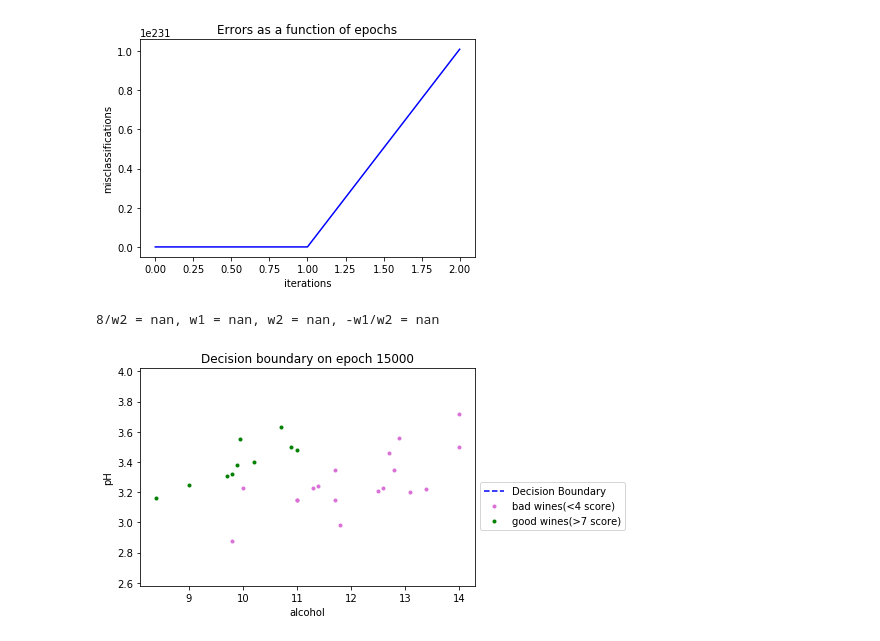
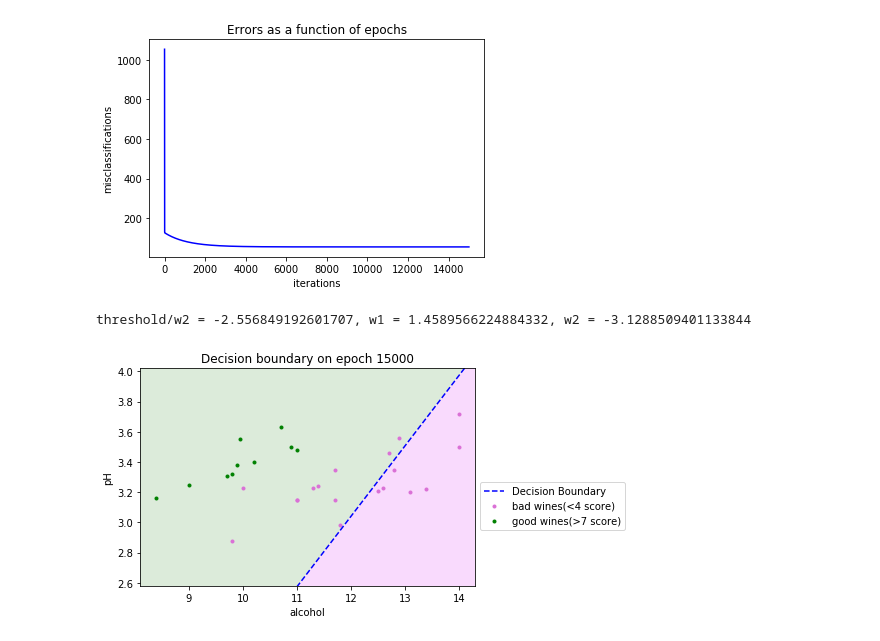
Before and after one commit to tsergien/sommelier, a Jupyter notebook: perceptron.ipynb, the cells around one changed output. Cells and saved outputs as stored; diff of their text form; code cells hidden in the pictures.

Commit message:
filling right colors

```diff
--- a/perceptron.ipynb
+++ b/perceptron.ipynb
@@ -76,7 +78,6 @@ class Perceptron(object):
         return
 
     def error(self, y: list, d: list) -> int:
-#         print(f'd-y = {d-y}')
         return sum(abs(d-y))
 
     def do_step(self, x, y, d):
@@ -125,14 +126,13 @@ def plot_performance(performance, wine_data, good_thresh, bad_thresh, factors: l
 
     w1 = performance[epoch][2][0]
     w2 = performance[epoch][2][1]
-    print(f'8/w2 = {8/w2}, w1 = {w1}, w2 = {w2}, -w1/w2 = {-w1/w2}') # x1w1 + x2w2 = 8 -> f2 =(8- x1 w1)/ w2
+    assert w2 != 0, "w2 = 0"
+    print(f'threshold/w2 = {good_thresh/w2}, w1 = {w1}, w2 = {w2}') # x1w1 + x2w2 = 8 -> f2 =(8- x1 w1)/ w2
     f1 = [i for i in range(100)]
-    f2 = [ (8 - w1 * f1[j]) / w2 for j in range(len(f1))]
+    f2 = [ (good_thresh - w1 * f1[j]) / w2 for j in range(len(f1))]
     plt.figure(2)
     plt.xlim(min(wine_data[factors[0]].values)-0.3, max(wine_data[factors[0]].values)+0.3)
     plt.ylim(min(wine_data[factors[1]].values)-0.3, max(wine_data[factors[1]].values)+0.3)
-    plt.fill_between(f1, f2, 100, facecolor=(0.862, 0.921, 0.854)) # green
-    plt.fill_between(f1, f2, 0, facecolor=(0.976, 0.854, 0.992)) # pink
     plt.plot(f1, f2, linestyle='--', color='b', label='Decision Boundary')
 
     goods = wine_data[wine_data['quality'] >= good_thresh]
@@ -142,6 +142,19 @@ def plot_performance(performance, wine_data, good_thresh, bad_thresh, factors: l
     xb = bads[factors[0]].values
     yb = bads[factors[1]].values
 
+
+    # count good dots and define how to fill the field
+    right_color, left_color = (0.976, 0.854, 0.992), (0.866, 0.921, 0.854)
+    righter = 0
+    for xi, yi in zip(xg, yg):
+        if (good_thresh - w1 * xi) / w2 < yi:
+            righter += 1
+    if righter > len(xg) / 2:
+        right_color, left_color = (0.866, 0.921, 0.854), (0.976, 0.854, 0.992)
+
+
+    plt.fill_between(f1, f2, 100, facecolor=left_color)
+    plt.fill_between(f1, f2, 0, facecolor=right_color)
     plt.scatter(xg, yg, marker='.', c='orchid', label=f'bad wines(<{bad_thresh+1} score)')
     plt.scatter(xb, yb, marker='.', c='green', label=f'good wines(>{good_thresh-1} score)')
     plt.title(f'Decision boundary on epoch {epoch}')
@@ -152,7 +165,7 @@ def plot_performance(performance, wine_data, good_thresh, bad_thresh, factors: l
 
 
 def prepare_data_and_train(wine_data: pd.DataFrame, factors: list, wines_threshs: list, epochs: int):
-    learning_rate = 10
+    learning_rate = 0.35
     threshold = 8
     perceptron = Perceptron(threshold, learning_rate, epochs)
     part = wine_data[wine_data.quality.isin(wines_threshs)]
@@ -182,7 +198,7 @@ prepare_data_and_train(red_df, ['alcohol', 'pH'], [3, 8], 10000)
 # Have an option to perform either online learning or batch learning
 class Adaline(object):
 
-    def __init__(self, threshold, learning_rate =0.01, epochs=0):
+    def __init__(self, threshold, learning_rate=0.01, epochs=0):
         self.learning_rate = learning_rate
         self.epochs = epochs
         self.res = []
@@ -200,7 +216,8 @@ class Adaline(object):
         for row in range(len(x)):
             y[row] = dot(x[row], self.w)
             for col in range(len(x[row])):
-                self.w[col] += self.learning_rate * (d[row] - y[row]) * x[row][col]
+                update = self.learning_rate * (d[row] - y[row]) * x[row][col]
+                self.w[col] += update
         self.current_epoch +=1
         self.res.append([self.current_epoch, self.error(y, d), self.w, y])
         return
@@ -211,35 +228,35 @@ class Adaline(object):
         x - received data (matrix, row - one specific wine)
         d - desired output
         """
         assert (len(x) == len(d)), "x should have the same amount of rows as d"
         self.w = [random.random() for i in range(len(x[0]))]
-        y = [10*random.random() for _ in range(len(x))]
+        y = [random.random() for _ in range(len(x))]
         self.res.append([self.current_epoch, self.error(y, d), self.w, y])
         if self.epochs > 0:
             for _ in range(self.epochs):
                 self.do_step(x, y, d)
         else:
             while self.res[-1][1] > 0:
                 self.do_step(x, y, d)
         return
 
 
 def prepare_data_and_train_ada(wine_data: pd.DataFrame, factors: list, wines_threshs: list, epochs: int):
-    learning_rate = 0.9
+    learning_rate = 0.0001
     threshold = 8
     ada = Adaline(threshold, learning_rate, epochs)
     part = wine_data[wine_data.quality.isin(wines_threshs)]
     part.index = range(len(part))
     x = part[factors].values
     d = part['quality']
 #     import pdb; pdb.set_trace()
     ada.train(x, d)
     plot_performance(ada.res, part, wines_threshs[1], wines_threshs[0], factors, ada.current_epoch)
     return
 
 
 prepare_data_and_train_ada(red_df, ['alcohol', 'pH'], [3, 8], 15000)
 # %% [output]
-[figure, old version]
+[figure, new version]
-8/w2 = nan, w1 = nan, w2 = nan, -w1/w2 = nan
+threshold/w2 = -2.556849192601707, w1 = 1.4589566224884332, w2 = -3.1288509401133844
-[figure, old version]
+[figure, new version]
```
Also changed, not shown: parts of 2 cells of this notebook.
